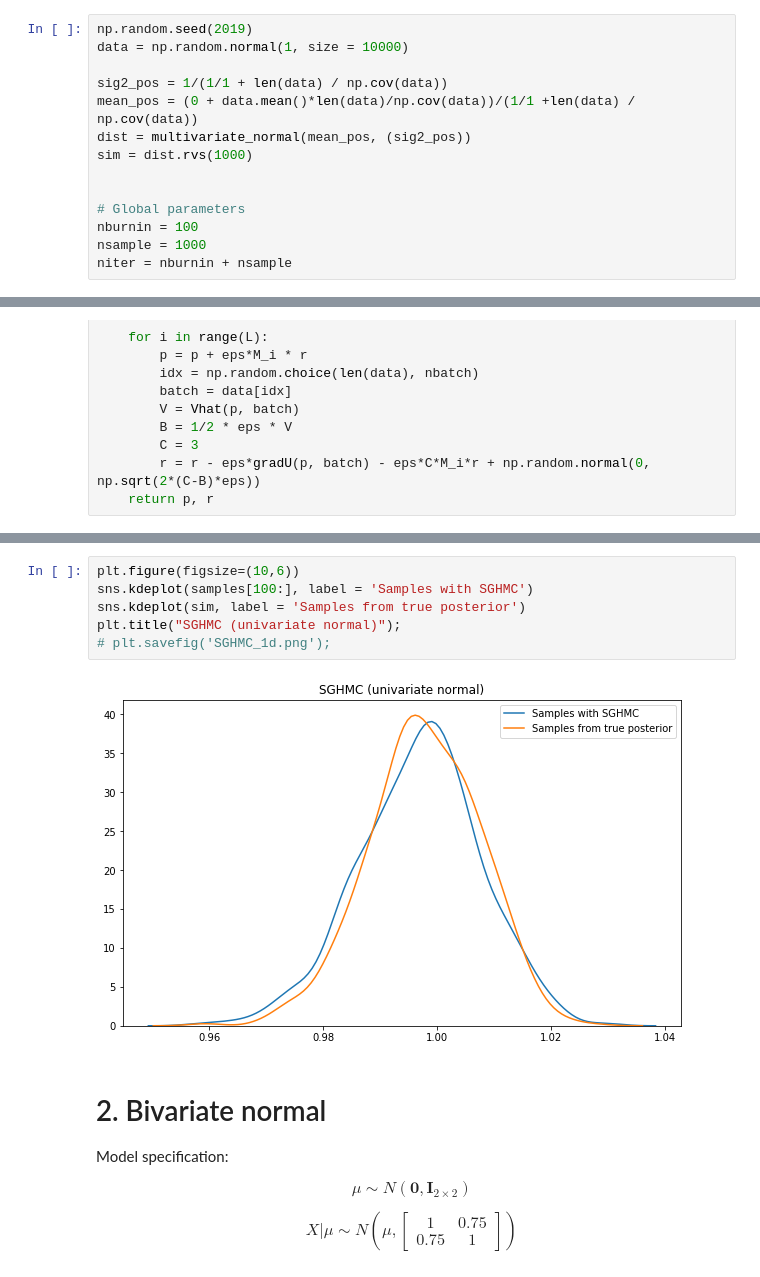
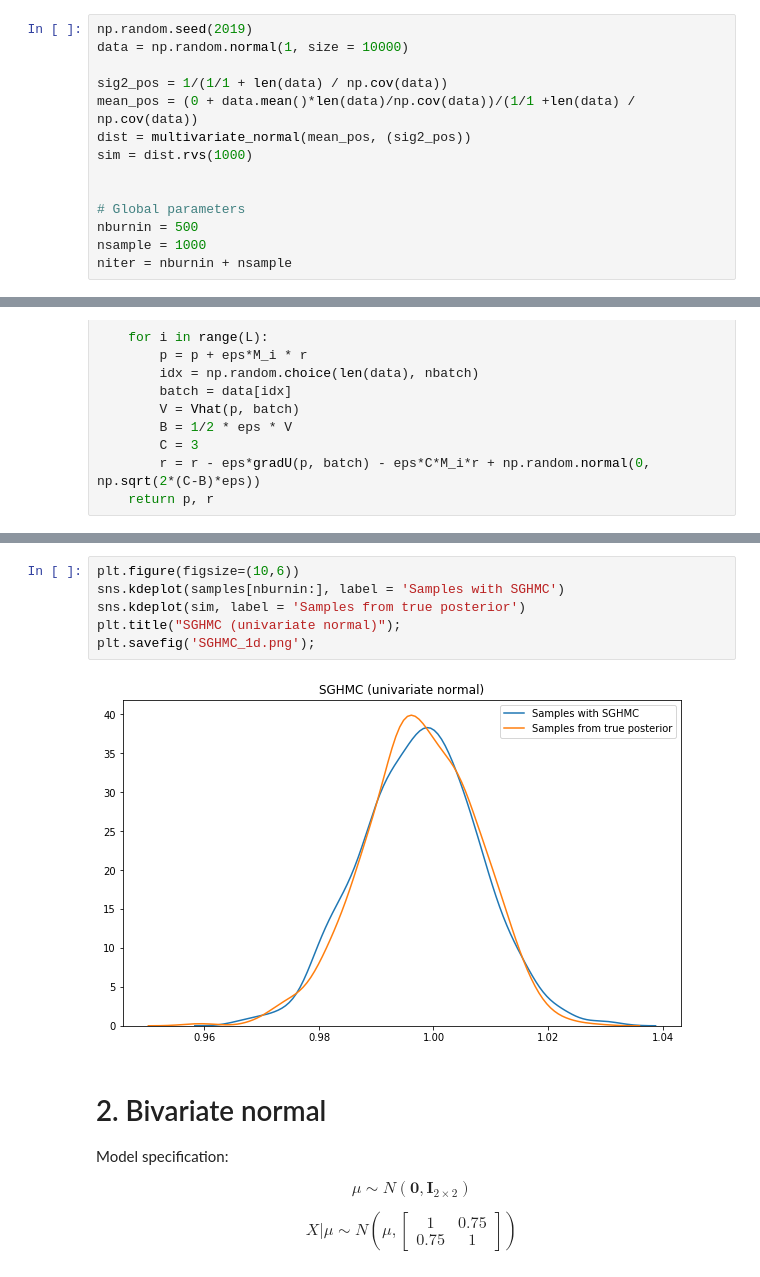
Before and after one commit to Stveshawn/SGHMC, a Jupyter notebook: Simulation/SGHMC_sim.ipynb, the cells around one changed output, grey strips where cells are left out. Drawn from its saved outputs; the diff is of its cells as text.

```diff
--- a/Simulation/SGHMC_sim.ipynb
+++ b/Simulation/SGHMC_sim.ipynb
@@ -27,7 +27,7 @@ sim = dist.rvs(1000)
 
 
 # Global parameters
-nburnin = 100
+nburnin = 500
 nsample = 1000
 niter = nburnin + nsample
 # %%
@@ -79,12 +78,12 @@ for k in range(niter):
 100.00 %
 # %%
 plt.figure(figsize=(10,6))
-sns.kdeplot(samples[100:], label = 'Samples with SGHMC')
+sns.kdeplot(samples[nburnin:], label = 'Samples with SGHMC')
 sns.kdeplot(sim, label = 'Samples from true posterior')
 plt.title("SGHMC (univariate normal)");
-# plt.savefig('SGHMC_1d.png');
+plt.savefig('SGHMC_1d.png');
 # %% [output]
-[figure, old version]
+[figure, new version]
 # %% [markdown]
 # 2. Bivariate normal
 
```
Also changed, not shown: parts of 1 cell of this notebook, 3 other files.
